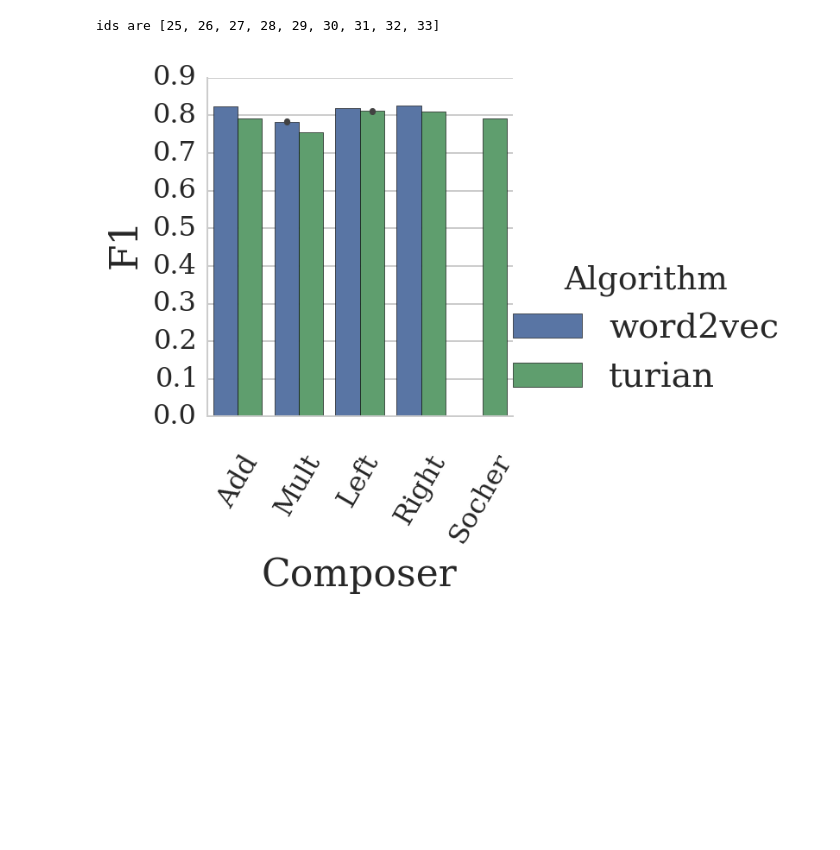
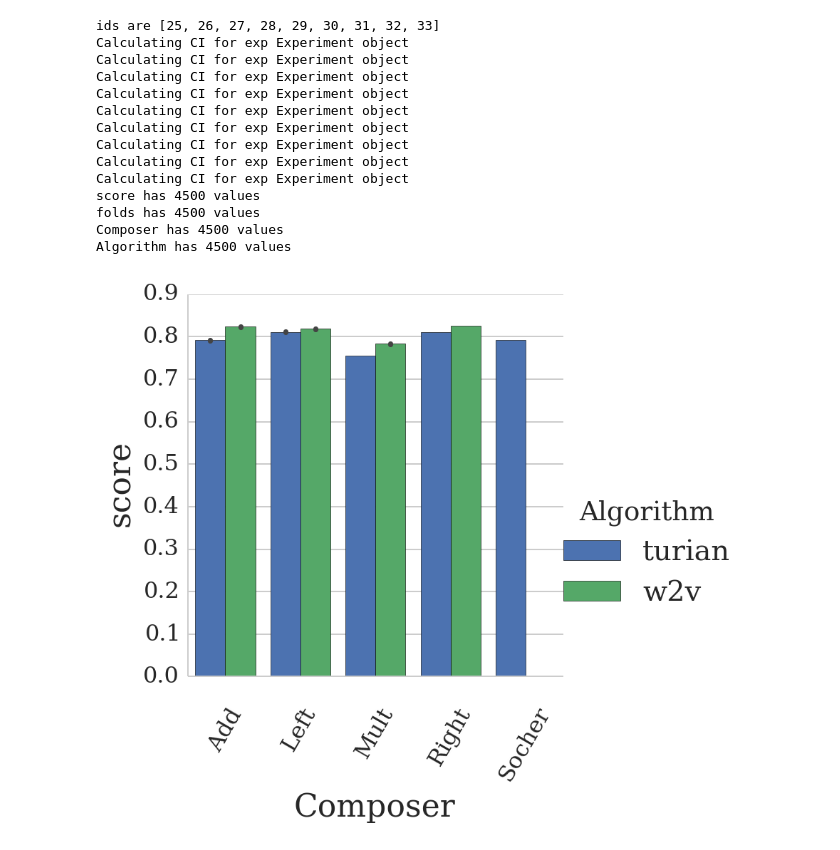
Before and after one commit to mbatchkarov/ExpLosion, a Jupyter notebook: notebooks/hybrid_experiments.ipynb, the cells around one changed output. Drawn from its saved outputs; the diff is of its cells as text; code cells hidden in the pictures; blank space fills up the shorter version.

```diff
--- a/notebooks/hybrid_experiments.ipynb
+++ b/notebooks/hybrid_experiments.ipynb
@@ -12,15 +12,25 @@ def get_exp_ids(corpus='amazon_grouped-tagged'):
 # %%
 ids = get_exp_ids()
 print('ids are', ids)
-scores, folds = get_cv_scores_many_experiment(ids)
-df = pd.DataFrame({'F1': scores,
-                   'Algorithm': get_vectors_field(ids, 'algorithm'),
-                   'cvfold': folds,
-                   'Composer': get_vectors_field(ids, 'composer')})
-grid = sns.factorplot(hue='Algorithm', y='F1', data=df, x='Composer',
+df = dataframe_from_exp_ids(ids, {'Algorithm':'expansions__vectors__algorithm',
+                                  'Composer':'expansions__vectors__composer'})
+grid = sns.factorplot(hue='Algorithm', y='score', data=df, x='Composer',
                       kind='bar');
 grid.set_xticklabels(rotation=60);
 plt.savefig('plot-w2v-turian-hybrid.pdf', format='pdf', dpi=300)
 # %% [output]
 ids are [25, 26, 27, 28, 29, 30, 31, 32, 33]
+Calculating CI for exp Experiment object
+Calculating CI for exp Experiment object
+Calculating CI for exp Experiment object
+Calculating CI for exp Experiment object
+Calculating CI for exp Experiment object
+Calculating CI for exp Experiment object
+Calculating CI for exp Experiment object
+Calculating CI for exp Experiment object
+Calculating CI for exp Experiment object
+score has 4500 values
+folds has 4500 values
+Composer has 4500 values
+Algorithm has 4500 values
-[figure, old version]
+[figure, new version]
```
Also changed, not shown: parts of 1 cell of this notebook, 8 other files.
